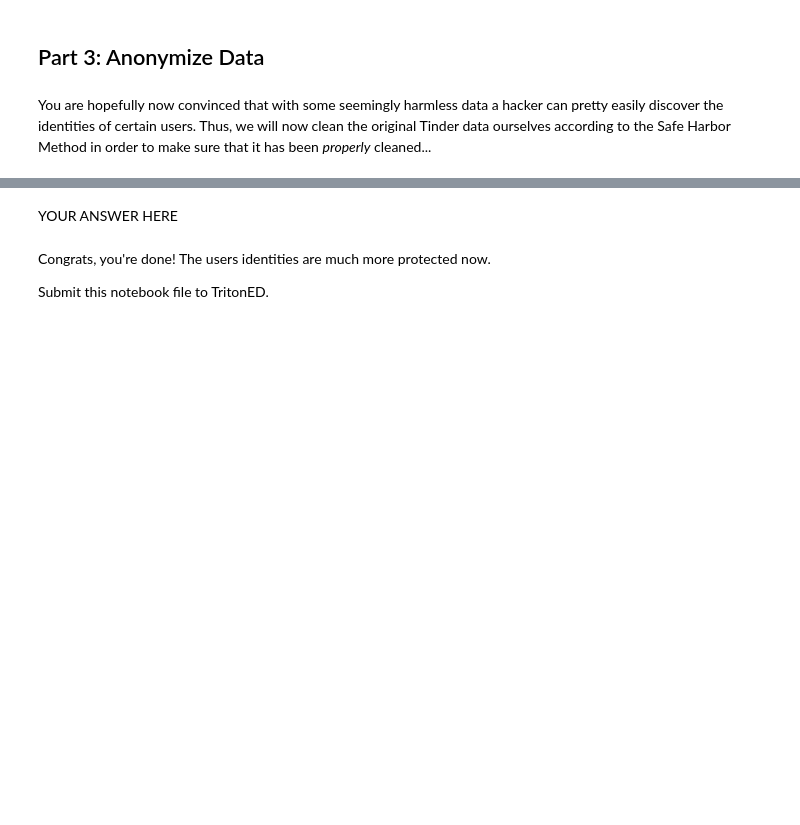
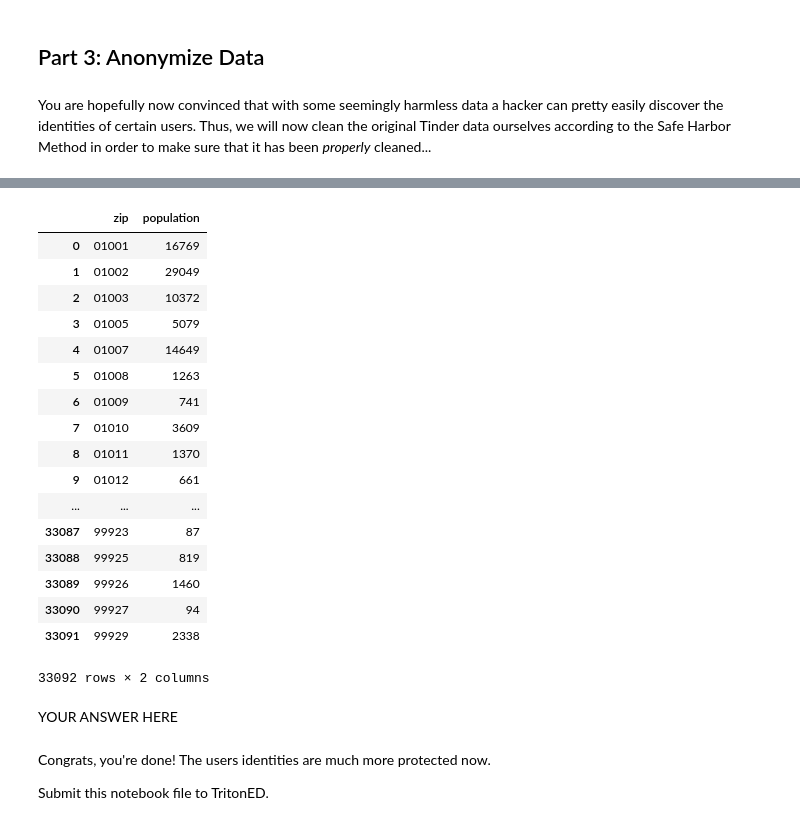
Before and after one commit to brn016/Assignments, a Jupyter notebook: A3/A3_N5293.ipynb, the cells around one changed output, grey strips where cells are left out. Cells and saved outputs as stored; diff of their text form; code cells hidden in the pictures; blank space fills up the shorter version.

```diff
--- a/A3/A3_N5293.ipynb
+++ b/A3/A3_N5293.ipynb
@@ -488,12 +508,32 @@ assert df_users.shape == (993, 3)
 # %%
 # 3d) Load in zip code data
 
 # Load the zip_pop.csv file into a (different) pandas dataframe. Call it 'df_zip'.
 # Note that the zip data should be read in as strings, not ints, as would be the default.
 # In read_csv, use the parameter 'dtype' to specify to read 'zip' as str, and 'population' as int.
 
 # YOUR CODE HERE
-raise NotImplementedError()
+df_zip = pd.read_csv('zip_pop.csv', dtype='str')
+df_zip
+# %% [output]
+|  | zip | population |
+| 0 | 01001 | 16769 |
+| 1 | 01002 | 29049 |
+| 2 | 01003 | 10372 |
+| 3 | 01005 | 5079 |
+| 4 | 01007 | 14649 |
+| 5 | 01008 | 1263 |
+| 6 | 01009 | 741 |
+| 7 | 01010 | 3609 |
+| 8 | 01011 | 1370 |
+| 9 | 01012 | 661 |
+| ... | ... | ... |
+| 33087 | 99923 | 87 |
+| 33088 | 99925 | 819 |
+| 33089 | 99926 | 1460 |
+| 33090 | 99927 | 94 |
+| 33091 | 99929 | 2338 |
+33092 rows × 2 columns
 # %%
 assert isinstance(df_zip, pd.DataFrame)
 # %%
```
Also changed, not shown: parts of 3 cells of this notebook.
